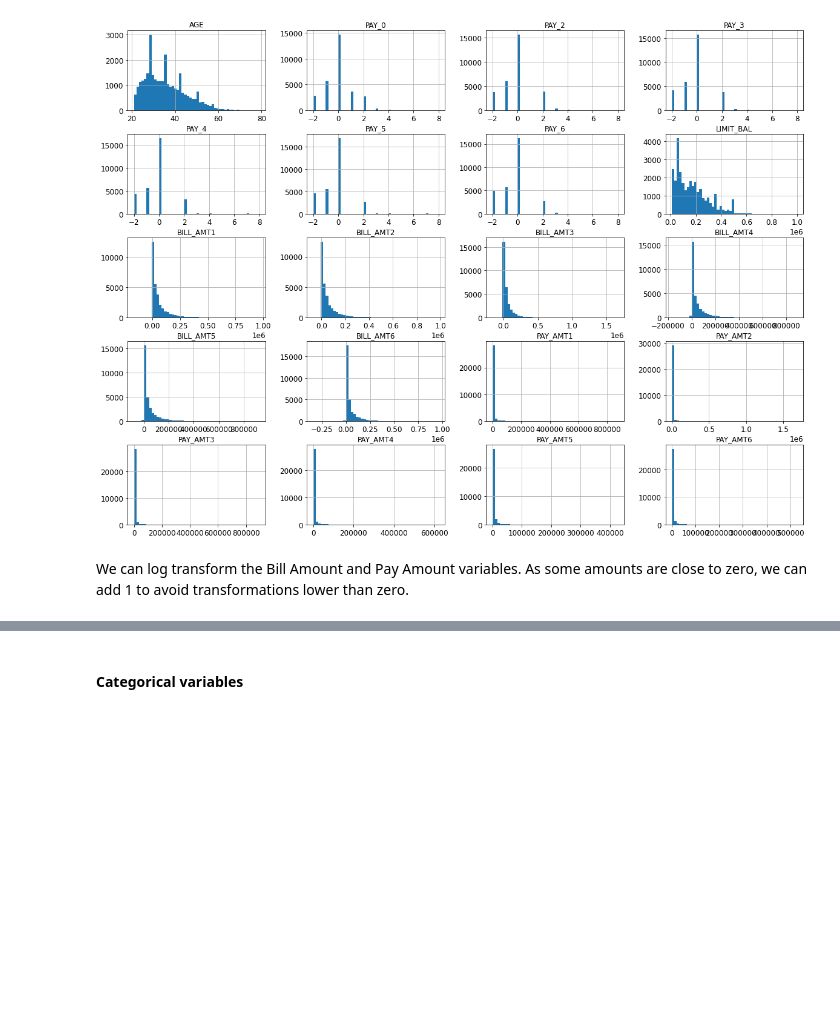
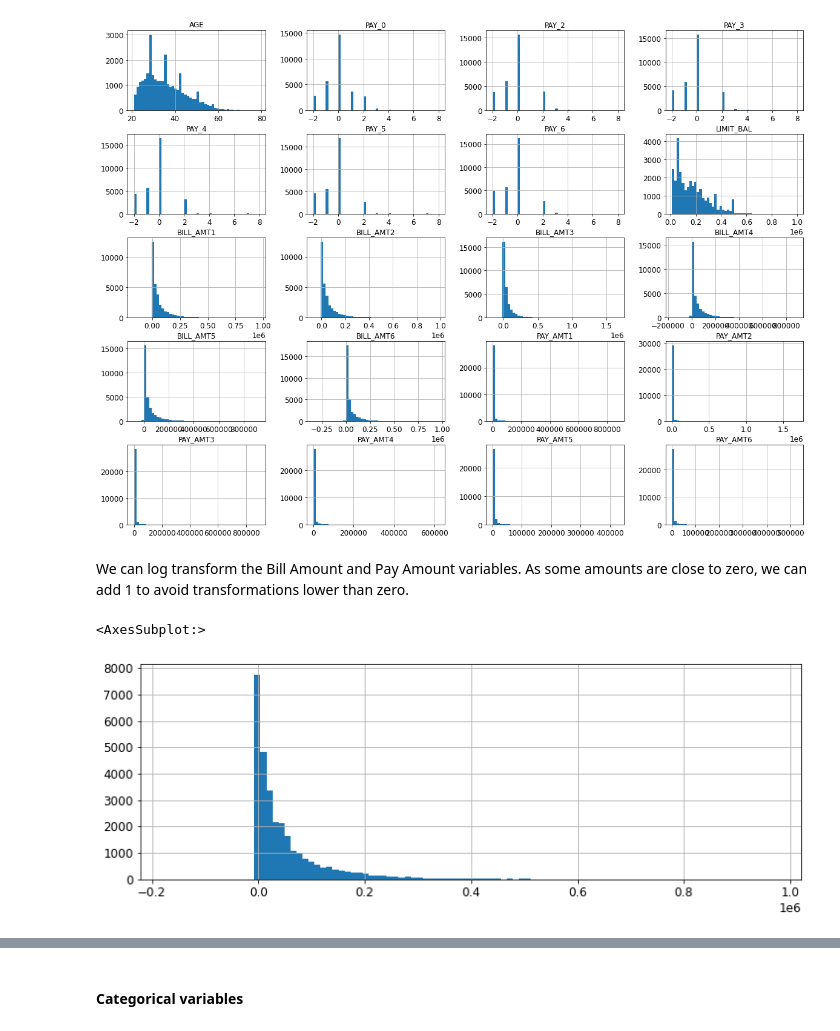
Before and after one commit to brunocgf/CertificationUT_DS, a Jupyter notebook: MachineLearning/Module03/assignment1.ipynb, the cells around one changed output, grey strips where cells are left out. Cells and saved outputs as stored; diff of their text form; code cells hidden in the pictures; blank space fills up the shorter version.

```diff
--- a/MachineLearning/Module03/assignment1.ipynb
+++ b/MachineLearning/Module03/assignment1.ipynb
@@ -139,4 +139,9 @@ plt.show()
 [figure]
 # %% [markdown]
 We can log transform the Bill Amount and Pay Amount variables. As some amounts are close to zero, we can add 1 to avoid transformations lower than zero.
+# %%
+df['BILL_AMT1'].hist(bins=100, figsize=(12,4))
+# %% [output]
+<AxesSubplot:>
+[figure, added]
 # %%
```
Also changed, not shown: parts of 33 cells of this notebook, 10 other files.
